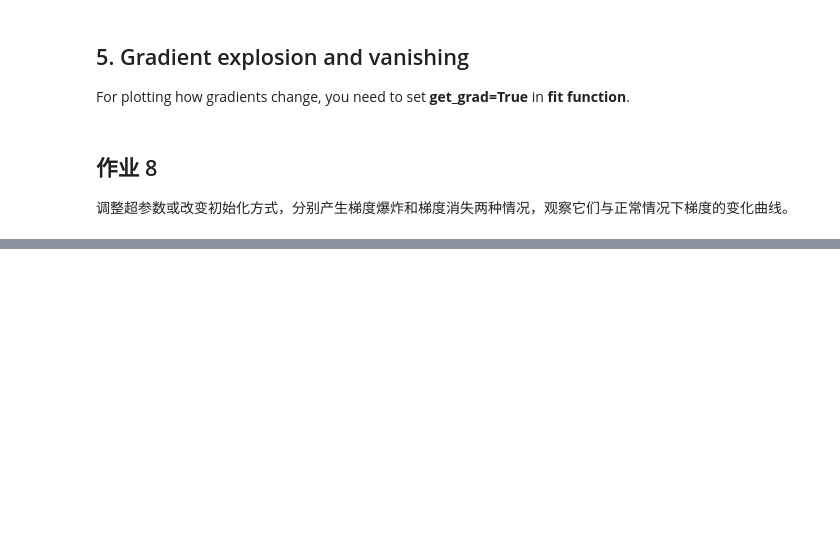
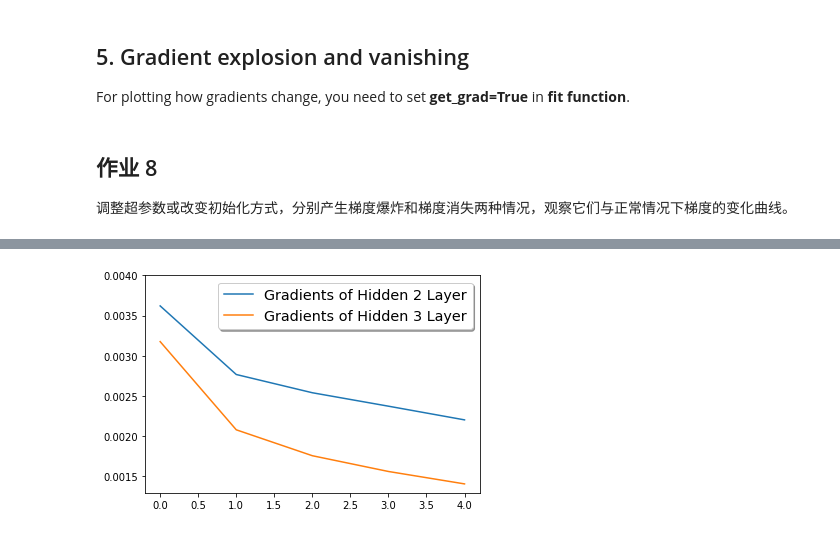
Before and after one commit to chhzh123/Assignments, a Jupyter notebook: DeepLearning/Lab05-Issues/Week5.ipynb, the cells around one changed output, grey strips where cells are left out. Drawn from its saved outputs; the diff is of its cells as text; code cells hidden in the pictures; blank space fills up the shorter version.

```diff
--- a/DeepLearning/Lab05-Issues/Week5.ipynb
+++ b/DeepLearning/Lab05-Issues/Week5.ipynb
@@ -510,15 +603,12 @@ new_model.load_state_dict(saved_parameters)
 
 Hint：we could minimize the regularization term by using $weight\_decay$ in **SGD optimizer**
 # %%
-# TODO
+# TODO: l2_norm=0.01
 
 # set hyper parameters and declare model, optimizer
 # code here
-train_loader = torch.utils.data.DataLoader(dataset=train_dataset,
-                                           batch_size=128,
-                                           shuffle=False)
 model = FeedForwardNeuralNetwork(input_size=input_size, hidden_size=1024, output_size=output_size).to(device)
-optimizer = torch.optim.SGD(model.parameters(), lr=0.5, weight_decay=0.01)
+optimizer = torch.optim.SGD(model.parameters(), lr=0.1, weight_decay=0.01)
 # %%
 # TODO
 
@@ -554,10 +669,7 @@ Click on this [link](http://jmlr.org/papers/volume15/srivastava14a/srivastava14a
 
 # set hyper parameters and declare model, optimizer
 # code here
-train_loader = torch.utils.data.DataLoader(dataset=train_dataset,
-                                           batch_size=128,
-                                           shuffle=False)
-model = FeedForwardNeuralNetwork(input_size=input_size, hidden_size=hidden_size, output_size=output_size).to(device)
+model = FeedForwardNeuralNetwork(input_size=input_size, hidden_size=1024, output_size=output_size).to(device)
 optimizer = torch.optim.SGD(model.parameters(), lr=0.1, weight_decay=l2_norm)
 # %%
 # TODO
@@ -590,10 +715,7 @@ Click on this [link](https://arxiv.org/abs/1502.03167) for more details.
 
 # set hyper parameters and declare model, optimizer
 # code here
-train_loader = torch.utils.data.DataLoader(dataset=train_dataset,
-                                           batch_size=128,
-                                           shuffle=False)
-model = FeedForwardNeuralNetwork(input_size=input_size, hidden_size=hidden_size, output_size=output_size).to(device)
+model = FeedForwardNeuralNetwork(input_size=input_size, hidden_size=1024, output_size=output_size).to(device)
 optimizer = torch.optim.SGD(model.parameters(), lr=0.1, weight_decay=l2_norm)
 # %%
 # TODO
@@ -658,4 +806,6 @@ For plotting how gradients change, you need to set **get_grad=True** in **fit fu
 # normal gradient
 # code here
 model = FeedForwardNeuralNetwork(input_size=input_size, hidden_size=hidden_size, output_size=output_size).to(device)
+optimizer = torch.optim.SGD(model.parameters(), lr=0.1, weight_decay=l2_norm)
 acc, loss = fit(train_loader, test_loader, model, loss_fn, optimizer, n_epochs, get_grad=True)
+# %% [output]
@@ -662,3 +822,4 @@ acc, loss = fit(train_loader, test_loader, model, loss_fn, optimizer, n_epochs,
+[figure, added]
 # %%
 # TODO
 
```
Also changed, not shown: parts of 32 cells of this notebook.
